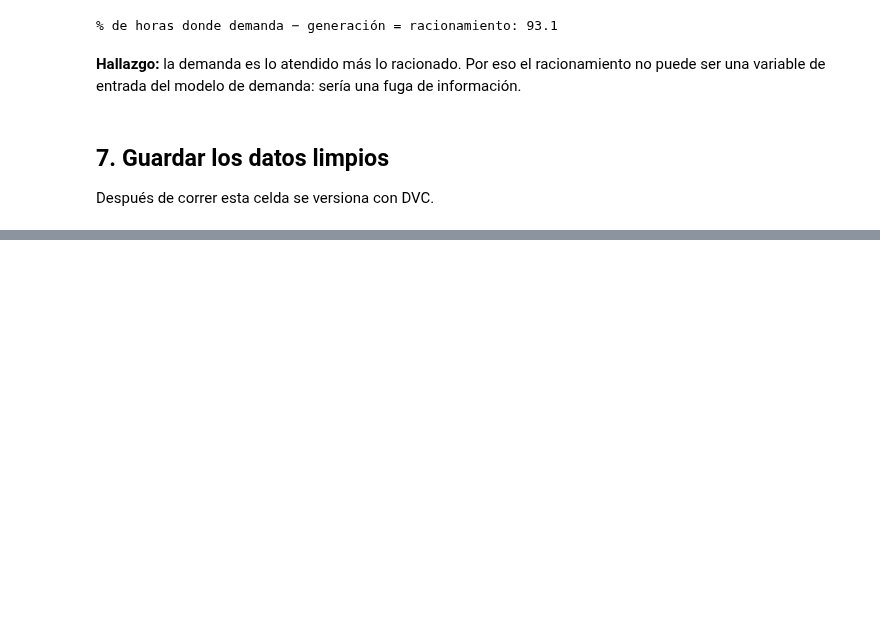
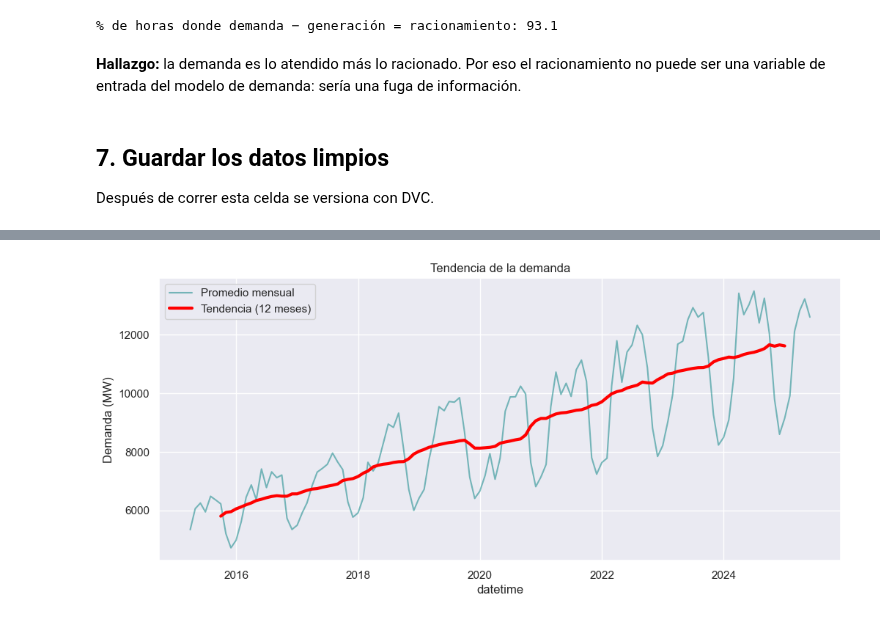
Before and after one commit to melissagutierrezarias-create/pgcb-demanda, a Jupyter notebook: notebooks/01_calidad_datos.ipynb, the cells around one changed output, grey strips where cells are left out. Drawn from its saved outputs; the diff is of its cells as text; code cells hidden in the pictures; blank space fills up the shorter version.

```diff
--- a/notebooks/01_calidad_datos.ipynb
+++ b/notebooks/01_calidad_datos.ipynb
@@ -207,0 +259,3 @@ Guardado: /Users/meliguti/Documents/pgcb-demanda/data/processed/pgcb_horario_lim
+# %%
+df= df.set_index("datetime").sort_index()
+serie=df["demand_mw"].asfreq("h").interpolate()
@@ -207,0 +267,13 @@ Guardado: /Users/meliguti/Documents/pgcb-demanda/data/processed/pgcb_horario_lim
+# %%
+# Evaluamos nuestros datos ahora sacando un promedio de demanda mensual y una línea de tendencia para entender mejor cómo ha crecido la demanda de energía en el tiempo
+mensual = serie.resample("MS").mean().to_frame()
+mensual["tendencia"] = mensual["demand_mw"].rolling(12, center=True).mean()
+
+plt.figure(figsize=(12, 5))
+sns.lineplot(data=mensual, x=mensual.index, y="demand_mw", alpha=0.5, label="Promedio mensual", color="teal")
+sns.lineplot(data=mensual, x=mensual.index, y="tendencia", linewidth=3, color="red", label="Tendencia (12 meses)")
+plt.title("Tendencia de la demanda")
+plt.ylabel("Demanda (MW)")
+plt.show()
+# %% [output]
+[figure, added]
```
Also changed, not shown: parts of 15 cells of this notebook.
